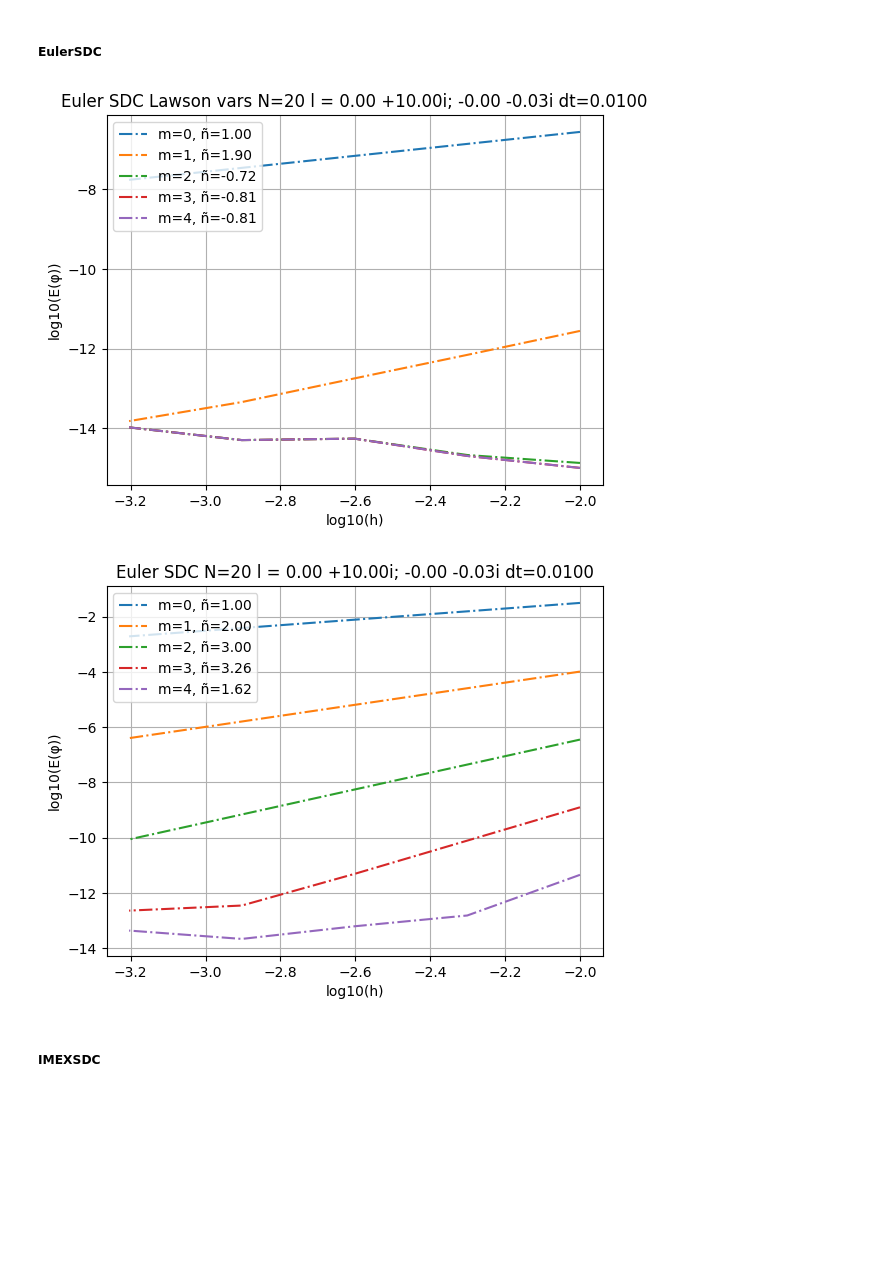
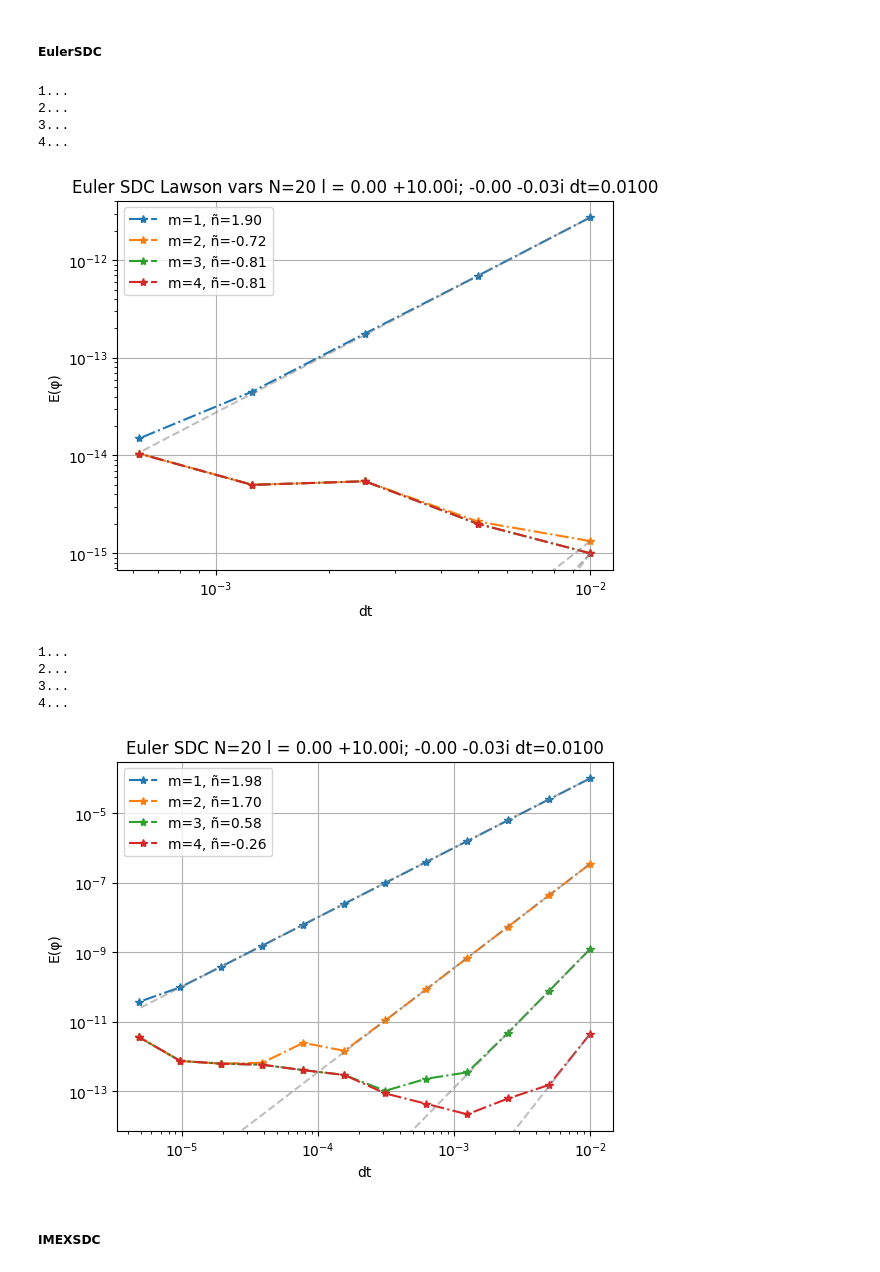
Before and after one commit to BoriskovaLiza/masterarbeit, a Jupyter notebook: prototype/convergence_rates.ipynb, the cells around one changed output. Drawn from its saved outputs; the diff is of its cells as text; code cells hidden in the pictures; blank space fills up the shorter version.

Commit message:
add reference slopes, fix scaling

```diff
--- a/prototype/convergence_rates.ipynb
+++ b/prototype/convergence_rates.ipynb
@@ -24,43 +24,51 @@ N, M, folds = 20, 5, 5
 fv = lambda t, x : x * l2
 
 errors = np.zeros((M, folds), dtype="complex128")
+slopes = np.zeros((M), dtype="complex128")
 
-for m in range(M):
+for m in range(1, M):
     # errors in Lawson vars
     errors[m], tau = mySDC.benchmark(mySDC.Euler_SDC, (N, m, t, uv0, [fv]), lambda tt: np.exp(l2 * tt), folds, False)
     # error on u(t)
     errors[m] *= np.exp(tau * l1)
-    # plot slopes
-    slope, _ = np.polyfit(np.log10(tau), np.log10(errors[m]), 1)
-    plt.plot(np.log10(tau), np.log10(errors[m]), label='m=%d, ñ=%.2f' % (m, slope.real), linestyle="-.")
-plt.title('Euler SDC Lawson vars N=%d l = %.2f %+.2fi; %.2f %+.2fi dt=%.4f' % (N, l1.real, l1.imag, l2.real, l2.imag, timestep))
-plt.legend(loc=2)
-plt.xlabel("log10(h)")
-plt.ylabel("log10(E(φ))")
-plt.grid()
+    # calculate slope
+    slopes[m], _ = np.polyfit(np.log10(tau), np.log10(errors[m]), 1)
+    print('%d...' % m)
+
+# plot slopes
+title = 'Euler SDC Lawson vars N=%d l = %.2f %+.2fi; %.2f %+.2fi dt=%.4f' % (N, l1.real, l1.imag, l2.real, l2.imag, timestep)
+mySDC.plot_slopes(title, errors, slopes, N, M, folds, tau, './images_dahlquist/EulerSDCLawson_N=%d_M=%d' % (N, M))
 # %% [output]
+1...
+2...
+3...
+4...
-[figure, old version]
+[figure, new version]
 # %%
 # direct Euler SDC
 l1, l2 = 0. + 10.j, -0.03j
 
-N, M, folds = 20, 5, 5
+N, M, folds = 20, 5, 12
 fu = lambda t, x : x * (l1 + l2)
 
 errors = np.zeros((M, folds), dtype="complex128")
+slopes = np.zeros((M), dtype="complex128")
 
-for m in range(M):
+for m in range(1, M):
     errors[m], tau = mySDC.benchmark(mySDC.Euler_SDC, (N, m, t, uv0, [fu]), lambda tt: np.exp((l2 + l1) * tt), folds, False)
     # plot slopes
-    slope, _ = np.polyfit(np.log10(tau), np.log10(errors[m]), 1)
-    plt.plot(np.log10(tau), np.log10(errors[m]), label='m=%d, ñ=%.2f' % (m, slope.real), linestyle="-.")
-plt.title('Euler SDC N=%d l = %.2f %+.2fi; %.2f %+.2fi dt=%.4f' % (N, l1.real, l1.imag, l2.real, l2.imag, timestep))
-plt.legend(loc=2)
-plt.xlabel("log10(h)")
-plt.ylabel("log10(E(φ))")
-plt.grid()
+    slopes[m], _ = np.polyfit(np.log10(tau), np.log10(errors[m]), 1)
+    print('%d...' % m)
+
+# plot slopes
+title = 'Euler SDC N=%d l = %.2f %+.2fi; %.2f %+.2fi dt=%.4f' % (N, l1.real, l1.imag, l2.real, l2.imag, timestep)
+mySDC.plot_slopes(title, errors, slopes, N, M, folds, tau, './images_dahlquist/EulerSDC_N=%d_M=%d' % (N, M))
 # %% [output]
+1...
+2...
+3...
+4...
-[figure, old version]
+[figure, new version]
 # %% [markdown]
 ##### IMEXSDC
 # %%
```
Also changed, not shown: parts of 5 cells of this notebook, 1 other file.
